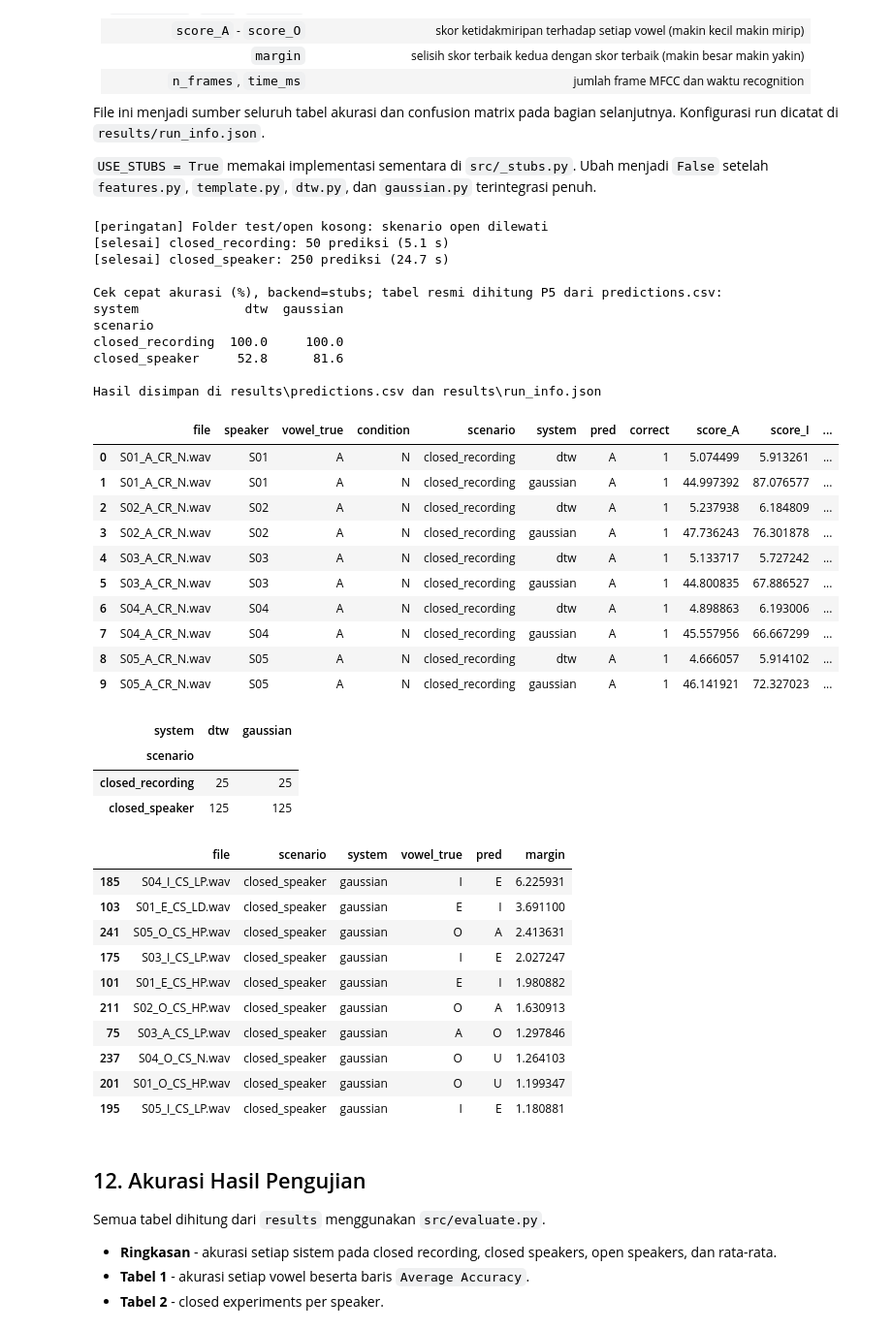
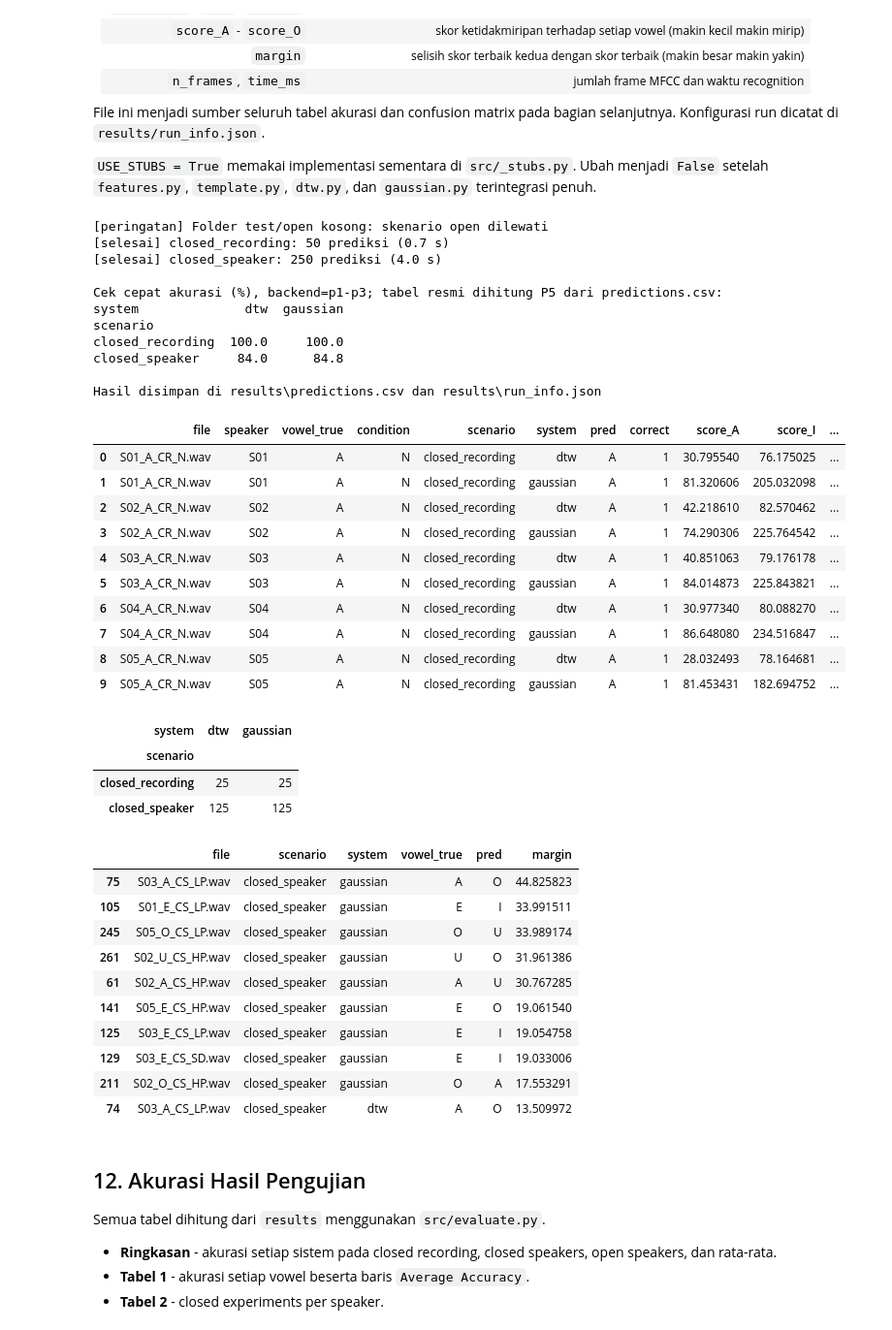
Before and after one commit to naomirisaka/Pengenalan_Vowel_Bahasa_Indonesia, a Jupyter notebook: main.ipynb, the cells around one changed output. Shown at 97% size. Cells and saved outputs as stored; diff of their text form; code cells hidden in the pictures.

```diff
--- a/main.ipynb
+++ b/main.ipynb
@@ -430,35 +494,35 @@ File ini menjadi sumber seluruh tabel akurasi dan confusion matrix pada bagian s
 
 `USE_STUBS = True` memakai implementasi sementara di `src/_stubs.py`. Ubah menjadi `False` setelah `features.py`, `template.py`, `dtw.py`, dan `gaussian.py` terintegrasi penuh.
 # %%
-USE_STUBS = True                                            # False setelah kode P1-P3 siap
+USE_STUBS = False                                           # True hanya jika kode P1-P3 belum siap
 SCENARIOS = ["closed_recording", "closed_speaker", "open"]  # opsional: tambahkan "loso"
 SYSTEMS = ["dtw", "gaussian"]                               # opsional: tambahkan "dtw_nn"
 
 results = run_all(DATA_DIR, "results", scenarios=SCENARIOS, systems=SYSTEMS, use_stubs=USE_STUBS)
 results.head(10)
 # %% [output]
 [peringatan] Folder test/open kosong: skenario open dilewati
-[selesai] closed_recording: 50 prediksi (5.1 s)
-[selesai] closed_speaker: 250 prediksi (24.7 s)
+[selesai] closed_recording: 50 prediksi (0.7 s)
+[selesai] closed_speaker: 250 prediksi (4.0 s)
 
-Cek cepat akurasi (%), backend=stubs; tabel resmi dihitung P5 dari predictions.csv:
+Cek cepat akurasi (%), backend=p1-p3; tabel resmi dihitung P5 dari predictions.csv:
 system              dtw  gaussian
 scenario
 closed_recording  100.0     100.0
-closed_speaker     52.8      81.6
+closed_speaker     84.0      84.8
 
 Hasil disimpan di results\predictions.csv dan results\run_info.json
 |  | file | speaker | vowel_true | condition | scenario | system | pred | correct | score_A | score_I | ... |
-| 0 | S01_A_CR_N.wav | S01 | A | N | closed_recording | dtw | A | 1 | 5.074499 | 5.913261 | ... |
-| 1 | S01_A_CR_N.wav | S01 | A | N | closed_recording | gaussian | A | 1 | 44.997392 | 87.076577 | ... |
-| 2 | S02_A_CR_N.wav | S02 | A | N | closed_recording | dtw | A | 1 | 5.237938 | 6.184809 | ... |
-| 3 | S02_A_CR_N.wav | S02 | A | N | closed_recording | gaussian | A | 1 | 47.736243 | 76.301878 | ... |
-| 4 | S03_A_CR_N.wav | S03 | A | N | closed_recording | dtw | A | 1 | 5.133717 | 5.727242 | ... |
-| 5 | S03_A_CR_N.wav | S03 | A | N | closed_recording | gaussian | A | 1 | 44.800835 | 67.886527 | ... |
-| 6 | S04_A_CR_N.wav | S04 | A | N | closed_recording | dtw | A | 1 | 4.898863 | 6.193006 | ... |
-| 7 | S04_A_CR_N.wav | S04 | A | N | closed_recording | gaussian | A | 1 | 45.557956 | 66.667299 | ... |
-| 8 | S05_A_CR_N.wav | S05 | A | N | closed_recording | dtw | A | 1 | 4.666057 | 5.914102 | ... |
-| 9 | S05_A_CR_N.wav | S05 | A | N | closed_recording | gaussian | A | 1 | 46.141921 | 72.327023 | ... |
+| 0 | S01_A_CR_N.wav | S01 | A | N | closed_recording | dtw | A | 1 | 30.795540 | 76.175025 | ... |
+| 1 | S01_A_CR_N.wav | S01 | A | N | closed_recording | gaussian | A | 1 | 81.320606 | 205.032098 | ... |
+| 2 | S02_A_CR_N.wav | S02 | A | N | closed_recording | dtw | A | 1 | 42.218610 | 82.570462 | ... |
+| 3 | S02_A_CR_N.wav | S02 | A | N | closed_recording | gaussian | A | 1 | 74.290306 | 225.764542 | ... |
+| 4 | S03_A_CR_N.wav | S03 | A | N | closed_recording | dtw | A | 1 | 40.851063 | 79.176178 | ... |
+| 5 | S03_A_CR_N.wav | S03 | A | N | closed_recording | gaussian | A | 1 | 84.014873 | 225.843821 | ... |
+| 6 | S04_A_CR_N.wav | S04 | A | N | closed_recording | dtw | A | 1 | 30.977340 | 80.088270 | ... |
+| 7 | S04_A_CR_N.wav | S04 | A | N | closed_recording | gaussian | A | 1 | 86.648080 | 234.516847 | ... |
+| 8 | S05_A_CR_N.wav | S05 | A | N | closed_recording | dtw | A | 1 | 28.032493 | 78.164681 | ... |
+| 9 | S05_A_CR_N.wav | S05 | A | N | closed_recording | gaussian | A | 1 | 81.453431 | 182.694752 | ... |
 # %%
 # Jumlah prediksi per skenario dan sistem
 results.pivot_table(index="scenario", columns="system", values="file", aggfunc="size")
@@ -474,16 +538,16 @@ results.loc[results.correct == 0, ["file", "scenario", "system", "vowel_true", "
 ).head(10)
 # %% [output]
 |  | file | scenario | system | vowel_true | pred | margin |
-| 185 | S04_I_CS_LP.wav | closed_speaker | gaussian | I | E | 6.225931 |
-| 103 | S01_E_CS_LD.wav | closed_speaker | gaussian | E | I | 3.691100 |
-| 241 | S05_O_CS_HP.wav | closed_speaker | gaussian | O | A | 2.413631 |
-| 175 | S03_I_CS_LP.wav | closed_speaker | gaussian | I | E | 2.027247 |
-| 101 | S01_E_CS_HP.wav | closed_speaker | gaussian | E | I | 1.980882 |
-| 211 | S02_O_CS_HP.wav | closed_speaker | gaussian | O | A | 1.630913 |
-| 75 | S03_A_CS_LP.wav | closed_speaker | gaussian | A | O | 1.297846 |
-| 237 | S04_O_CS_N.wav | closed_speaker | gaussian | O | U | 1.264103 |
-| 201 | S01_O_CS_HP.wav | closed_speaker | gaussian | O | U | 1.199347 |
-| 195 | S05_I_CS_LP.wav | closed_speaker | gaussian | I | E | 1.180881 |
+| 75 | S03_A_CS_LP.wav | closed_speaker | gaussian | A | O | 44.825823 |
+| 105 | S01_E_CS_LP.wav | closed_speaker | gaussian | E | I | 33.991511 |
+| 245 | S05_O_CS_LP.wav | closed_speaker | gaussian | O | U | 33.989174 |
+| 261 | S02_U_CS_HP.wav | closed_speaker | gaussian | U | O | 31.961386 |
+| 61 | S02_A_CS_HP.wav | closed_speaker | gaussian | A | U | 30.767285 |
+| 141 | S05_E_CS_HP.wav | closed_speaker | gaussian | E | O | 19.061540 |
+| 125 | S03_E_CS_LP.wav | closed_speaker | gaussian | E | I | 19.054758 |
+| 129 | S03_E_CS_SD.wav | closed_speaker | gaussian | E | I | 19.033006 |
+| 211 | S02_O_CS_HP.wav | closed_speaker | gaussian | O | A | 17.553291 |
+| 74 | S03_A_CS_LP.wav | closed_speaker | dtw | A | O | 13.509972 |
 # %% [markdown]
 ## 12. Akurasi Hasil Pengujian
 
```
Also changed, not shown: parts of 14 cells of this notebook, 1 other file.
